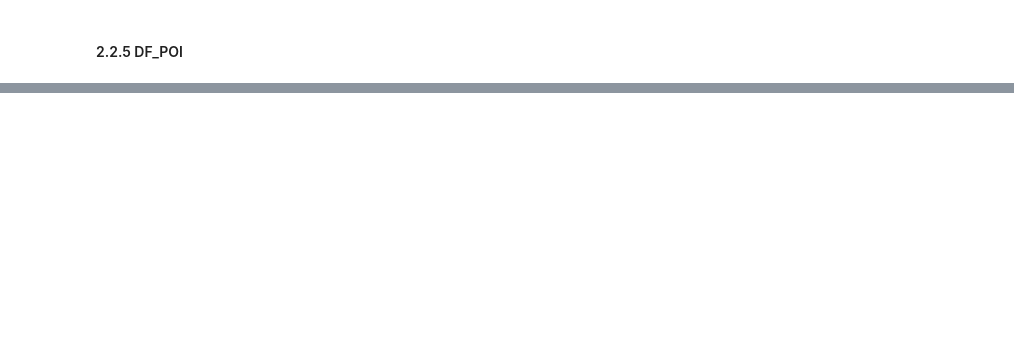
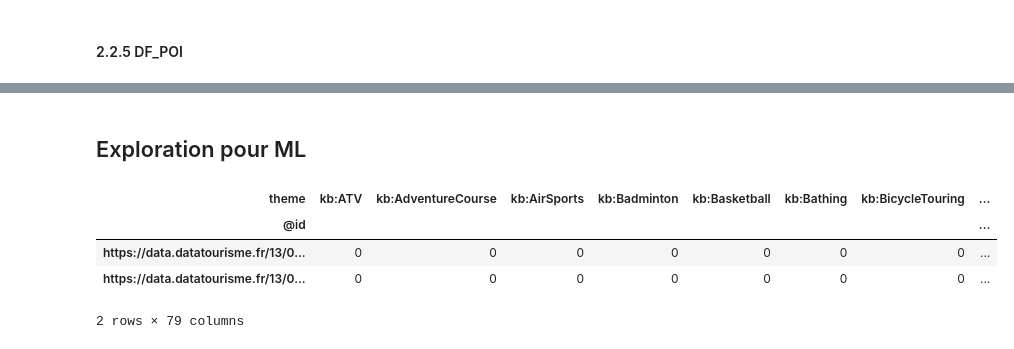
Before and after one commit to ThomasFavrel/ItineraireDeVoyage, a Jupyter notebook: Notebboks/Exploration.ipynb, the cells around one changed output, grey strips where cells are left out. Saved outputs shown, nothing was run; the diff lists cells and outputs as text; code cells hidden in the pictures; blank space fills up the shorter version.

```diff
--- a/Notebboks/Exploration.ipynb
+++ b/Notebboks/Exploration.ipynb
@@ -755,0 +872,18 @@ df_theme
+# %% [markdown]
+## Exploration pour ML
+# %%
+df_theme_2 = df_theme.copy()
+df_theme_2['ID'] = df_theme.groupby('@id').cumcount()
+# %%
+df_pivot = df_theme_2.pivot_table(index='@id', columns='theme', values='ID', aggfunc='first')
+# %%
+# Sparse matrix with all theme by id
+df_theme_all = df_pivot.applymap(lambda x: 0 if x else 1)
+# %%
+df_theme_all.head(2)
+# %% [output]
+| theme | kb:ATV | kb:AdventureCourse | kb:AirSports | kb:Badminton | kb:Basketball | kb:Bathing | kb:BicycleTouring | ... |
+| @id |  |  |  |  |  |  |  | ... |
+| https://data.datatourisme.fr/13/0... | 0 | 0 | 0 | 0 | 0 | 0 | 0 | ... |
+| https://data.datatourisme.fr/13/0... | 0 | 0 | 0 | 0 | 0 | 0 | 0 | ... |
+2 rows × 79 columns
```
Also changed, not shown: parts of 25 cells of this notebook, 3 other files.
